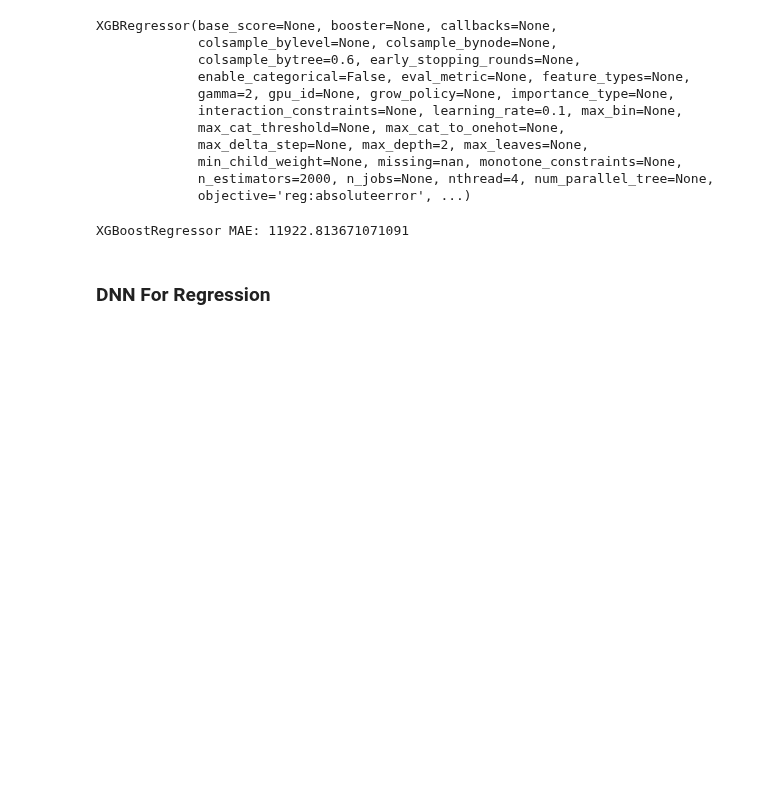
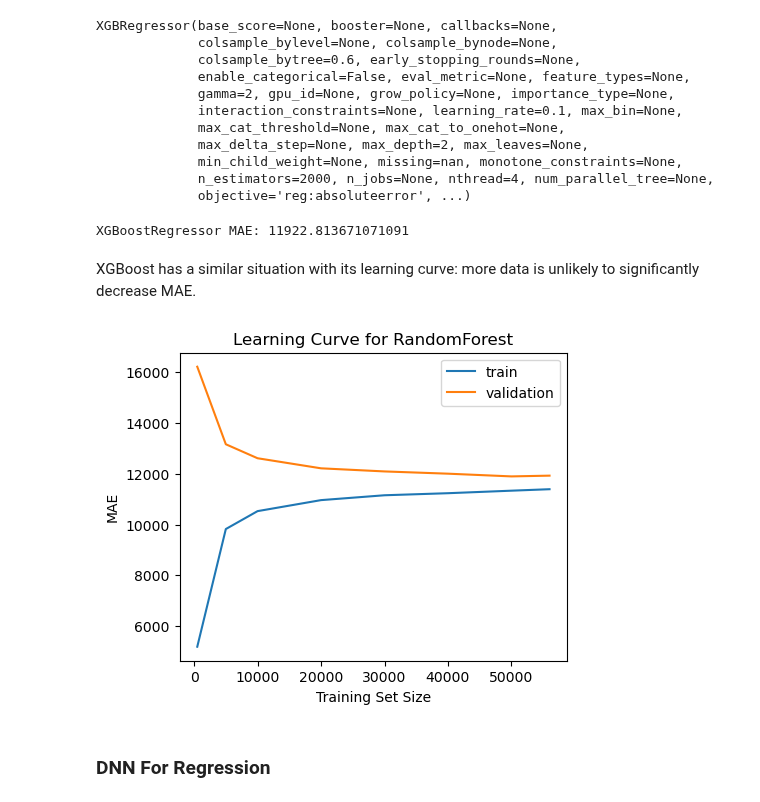
Before and after one commit to COGS118A/Group005-SP23, a Jupyter notebook: rapids.ipynb, the cells around one changed output. Cells and saved outputs as stored; diff of their text form; code cells hidden in the pictures; blank space fills up the shorter version.

```diff
--- a/rapids.ipynb
+++ b/rapids.ipynb
@@ -678,6 +677,12 @@ opt_xg_boost_score = mean_absolute_error(opt_xg_boost_preds, y_test)
 print('XGBoostRegressor MAE:', opt_xg_boost_score)
 # %% [output]
 XGBoostRegressor MAE: 11922.813671071091
+# %% [markdown]
+XGBoost has a similar situation with its learning curve: more data is unlikely to significantly decrease MAE.
+# %%
+get_learning_curve(opt_xg_boost_model, X=X_train, y=y_train, model_name='RandomForest')
+# %% [output]
+[figure, added]
 # %% [markdown]
 ### DNN For Regression
 # %% [markdown]
```
Also changed, not shown: parts of 18 cells of this notebook.
